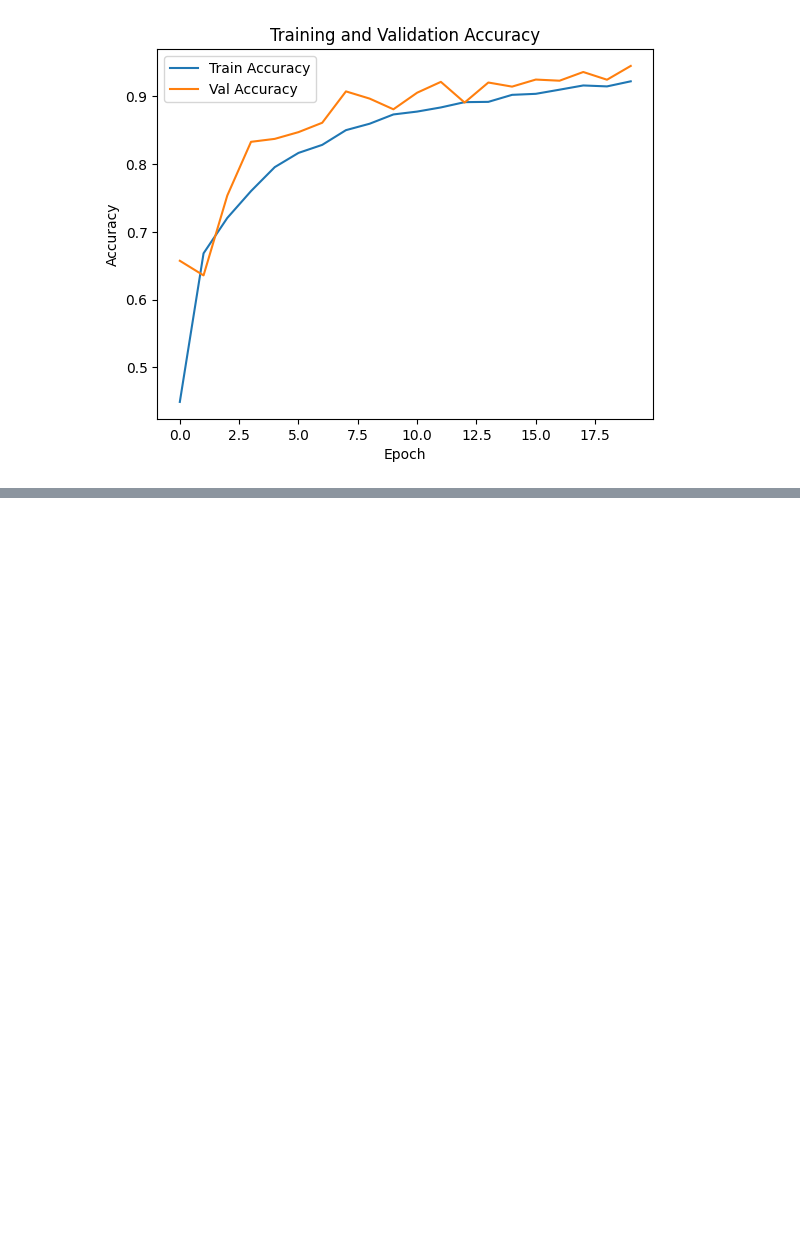
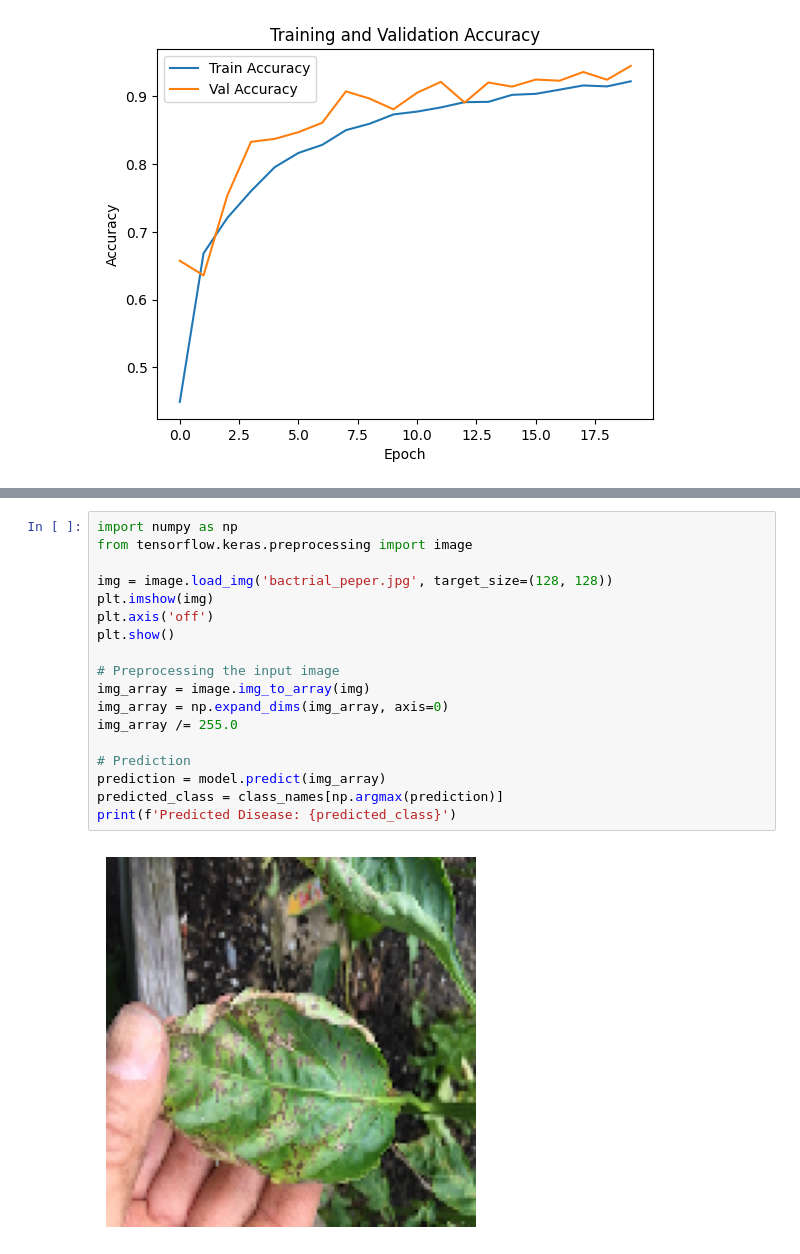
Before and after one commit to MOUNESH-M/crop-disease-detection-ai, a Jupyter notebook: Crop_Disease_Detection_AI.ipynb, the cells around one changed output, grey strips where cells are left out. Drawn from its saved outputs; the diff is of its cells as text; blank space fills up the shorter version.

Commit message:
Model evaluation, saving, and custom image prediction

```diff
--- a/Crop_Disease_Detection_AI.ipynb
+++ b/Crop_Disease_Detection_AI.ipynb
@@ -166,0 +181,20 @@ model.save('/content/drive/MyDrive/plant_disease_cnn_model.keras')
+# %%
+import numpy as np
+from tensorflow.keras.preprocessing import image
+
+img = image.load_img('bactrial_peper.jpg', target_size=(128, 128))
+plt.imshow(img)
+plt.axis('off')
+plt.show()
+
+# Preprocessing the input image
+img_array = image.img_to_array(img)
+img_array = np.expand_dims(img_array, axis=0)
+img_array /= 255.0
+
+# Prediction
+prediction = model.predict(img_array)
+predicted_class = class_names[np.argmax(prediction)]
+print(f'Predicted Disease: {predicted_class}')
+# %% [output]
+[figure, added]
```
Also changed, not shown: parts of 4 cells of this notebook.
